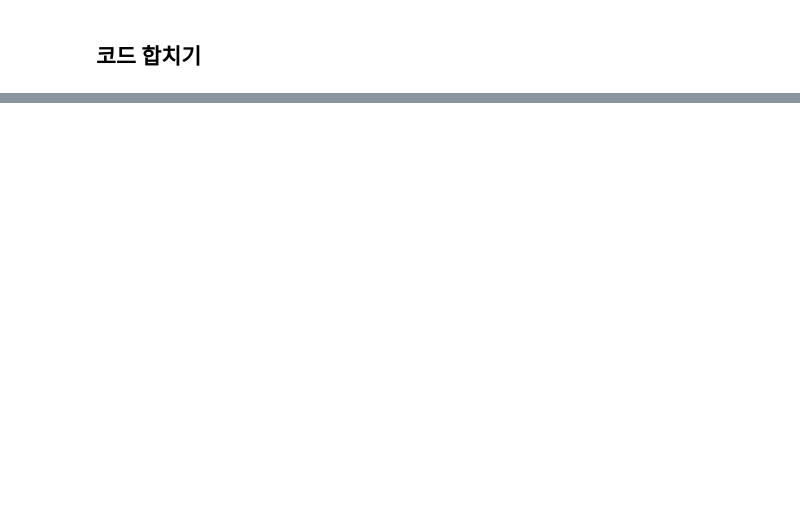
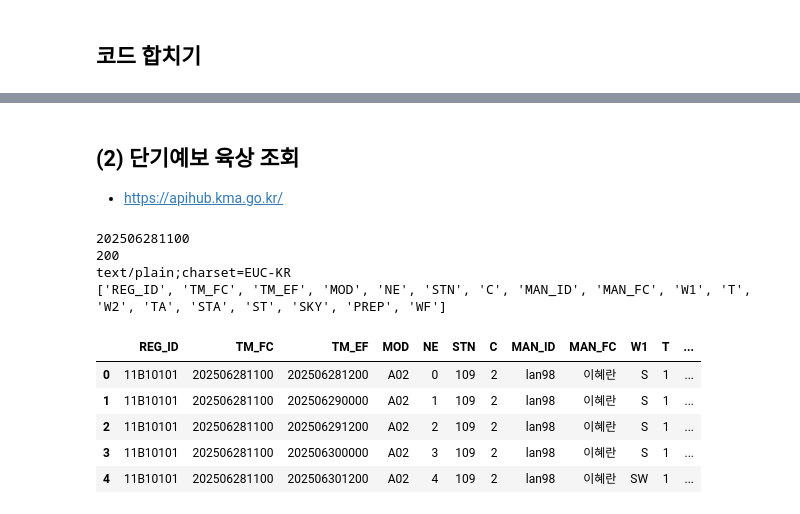
Before and after one commit to ceun2/2025-KBO-WinPredictor, a Jupyter notebook: src/01_KBO_data_scraping.ipynb, the cells around one changed output, grey strips where cells are left out. Cells and saved outputs as stored; diff of their text form; code cells hidden in the pictures; blank space fills up the shorter version.

```diff
--- a/src/01_KBO_data_scraping.ipynb
+++ b/src/01_KBO_data_scraping.ipynb
@@ -310,0 +374,67 @@ print(f"파일이 저장되었습니다: {file_path}")
+# %% [markdown]
+## (2) 단기예보 육상 조회
+* https://apihub.kma.go.kr/
+# %%
+import io
+import requests
+import pandas as pd
+from datetime import datetime, timedelta
+
+# tmfc 작성 (YYYYMMDDHHMM)
+base_time = datetime.now().replace(hour=11, minute=0, second=0, microsecond=0)
+tmfc = base_time.strftime("%Y%m%d%H%M")    # 예: 202506271100
+print(tmfc)
+
+# 파라미터 딕셔너리
+params = {
+    "authKey": WEATHER_AUTH_KEY,   # ✅ 필수
+    "reg"   : "11B10101",   # 예보구역코드(서울·신촌) ― 없으면 전체
+    "tmfc"  : tmfc,         # 발표시각 ― 없으면 가장 최근 자료
+    "tmfc1" : tmfc,         # (선택) 기간 검색 시작
+    "tmfc2" : tmfc,         # (선택) 기간 검색 끝
+    "disp"  : 1,            # 0 = 변수별 컬럼, 1 = CSV 행 분리
+}
+
+url = "https://apihub.kma.go.kr/api/typ01/url/fct_afs_dl2.php"
+resp = requests.get(url, params=params, timeout=10)
+print(resp.status_code)
+print(resp.headers.get("Content-Type"))
+
+# 응답 본문의 문자 인코딩 형식을 EUC-KR로 설정 (디코딩 기준)
+resp.encoding = "euc-kr"
+# print(resp.text)
+
+# 줄 단위 분리
+lines = resp.text.strip().splitlines()
+
+# 헤더 찾기
+header_line = next(line for line in lines if "REG_ID" in line)
+columns = header_line.lstrip("#").strip().split()
+print(columns)
+
+# 데이터 줄 추출 (주석 제거 + 쉼표 개수로 판별)
+data_lines = [
+    line.rstrip(',=')
+    for line in lines
+    if not line.startswith("#") and line.count(",") >= 5
+]
+# print(data_lines)
+
+# DataFrame 생성
+df = pd.read_csv(
+    io.StringIO("\n".join(data_lines)),
+    header=None,
+    names=columns
+)
+display(df.head())
+# %% [output]
+202506281100
+200
+text/plain;charset=EUC-KR
+['REG_ID', 'TM_FC', 'TM_EF', 'MOD', 'NE', 'STN', 'C', 'MAN_ID', 'MAN_FC', 'W1', 'T', 'W2', 'TA', 'STA', 'ST', 'SKY', 'PREP', 'WF']
+|  | REG_ID | TM_FC | TM_EF | MOD | NE | STN | C | MAN_ID | MAN_FC | W1 | T | ... |
+| 0 | 11B10101 | 202506281100 | 202506281200 | A02 | 0 | 109 | 2 | lan98 | 이혜란 | S | 1 | ... |
+| 1 | 11B10101 | 202506281100 | 202506290000 | A02 | 1 | 109 | 2 | lan98 | 이혜란 | S | 1 | ... |
+| 2 | 11B10101 | 202506281100 | 202506291200 | A02 | 2 | 109 | 2 | lan98 | 이혜란 | S | 1 | ... |
+| 3 | 11B10101 | 202506281100 | 202506300000 | A02 | 3 | 109 | 2 | lan98 | 이혜란 | S | 1 | ... |
+| 4 | 11B10101 | 202506281100 | 202506301200 | A02 | 4 | 109 | 2 | lan98 | 이혜란 | SW | 1 | ... |
```
Also changed, not shown: parts of 16 cells of this notebook.
